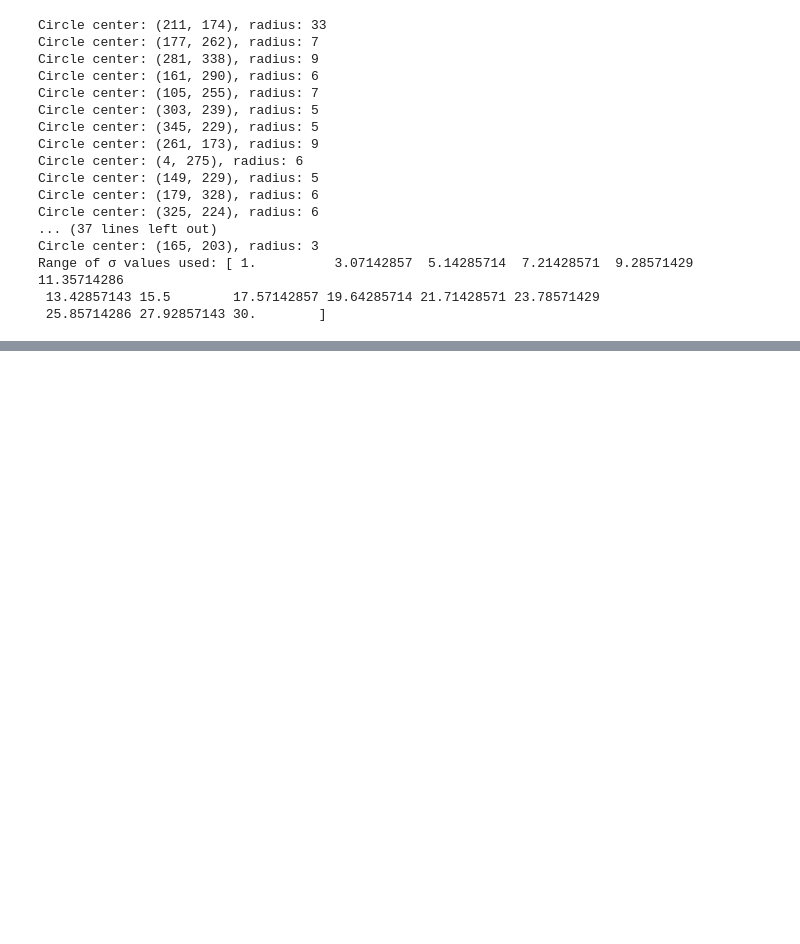
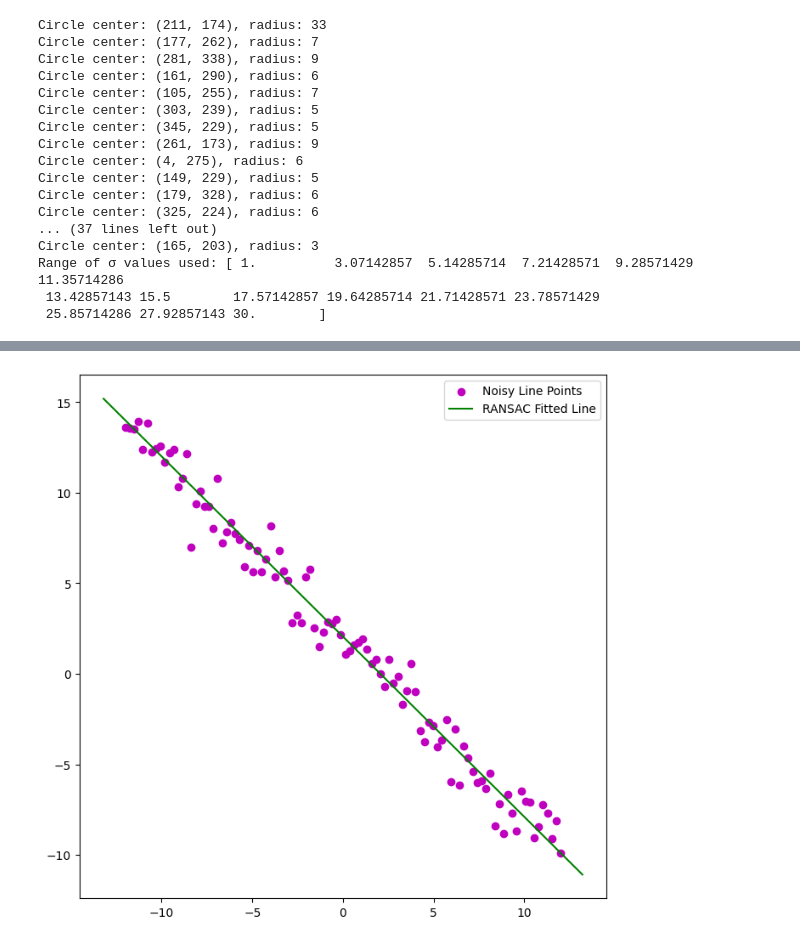
Before and after one commit to SahanDissanayaka/Image-Processing-and-Computer-Vision, a Jupyter notebook: Assignments/Assignment2/solutions.ipynb, the cells around one changed output, grey strips where cells are left out. Drawn from its saved outputs; the diff is of its cells as text; code cells hidden in the pictures; blank space fills up the shorter version.

```diff
--- a/Assignments/Assignment2/solutions.ipynb
+++ b/Assignments/Assignment2/solutions.ipynb
@@ -78,0 +127,82 @@ Range of σ values used: [ 1.          3.07142857  5.14285714  7.21428571  9.285
+# %%
+import numpy as np
+import random
+
+def normalize_line_params(a, b, d):
+    norm = np.sqrt(a**2 + b**2)
+    return a / norm, b / norm, d / norm
+
+def compute_line_through_points(p1, p2):
+    """Compute the line parameters [a, b, d] from two points p1 and p2."""
+    a = p2[1] - p1[1]  # (y2 - y1)
+    b = p1[0] - p2[0]  # -(x2 - x1)
+    d = -(a * p1[0] + b * p1[1])
+    return normalize_line_params(a, b, d)
+
+def point_to_line_distance(point, a, b, d):
+    x, y = point
+    return abs(a * x + b * y + d)
+
+def ransac_line_fitting(points, num_iterations=2000, distance_threshold=0.5, consensus_threshold=0.5):
+    best_line = None
+    best_inlier_count = 0
+    n_points = points.shape[0]
+
+    for _ in range(num_iterations):
+        # Randomly select 2 points
+        p1, p2 = points[random.sample(range(n_points), 2)]
+
+        # Estimate the line [a, b, d] using the selected points
+        a, b, d = compute_line_through_points(p1, p2)
+
+        # Count inliers: points whose distance to the line is less than the threshold
+        inliers = []
+        for point in points:
+            if point_to_line_distance(point, a, b, d) < distance_threshold:
+                inliers.append(point)
+
+        inlier_count = len(inliers)
+
+        # Update the best model if we have more inliers
+        if inlier_count > best_inlier_count and inlier_count > consensus_threshold * n_points:
+            best_inlier_count = inlier_count
+            best_line = (a, b, d)
+
+    return best_line, best_inlier_count
+
+# Example usage with generated points
+import matplotlib.pyplot as plt
+
+# Generate some random line points with noise (from previous example)
+half_n = 100
+s = 1.  # Noise scaling factor for line
+m, b = -1, 2  # Slope and intercept of the line
+x = np.linspace(-12, 12, half_n)  # X-coordinates for line
+y = m * x + b + s * np.random.randn(half_n)  # Noisy Y-coordinates for line
+X_line = np.hstack((x.reshape(half_n, 1), y.reshape(half_n, 1)))  # Stack into Nx2 array
+
+# Run RANSAC line fitting with updated parameters
+ransac_line, inlier_count = ransac_line_fitting(X_line, num_iterations=2000, distance_threshold=0.5, consensus_threshold=0.5)
+
+# Plot the results
+fig, ax = plt.subplots(figsize=(8, 8))
+ax.scatter(X_line[:, 0], X_line[:, 1], label='Noisy Line Points', color='m')
+
+# Plot the best line found by RANSAC
+if ransac_line:
+    a, b, d = ransac_line
+    x_vals = np.array(ax.get_xlim())
+    y_vals = -(a * x_vals + d) / b
+    ax.plot(x_vals, y_vals, label='RANSAC Fitted Line', color='g')
+
+plt.legend()
+plt.show()
+
+# Print the results
+if ransac_line:
+    print(f"Best line found by RANSAC: a={ransac_line[0]}, b={ransac_line[1]}, d={ransac_line[2]}")
+    print(f"Number of inliers: {inlier_count}")
+else:
+    print("No line found with sufficient inliers.")
+# %% [output]
+[figure, added]
```
Also changed, not shown: parts of 9 cells of this notebook, 1 other file.
